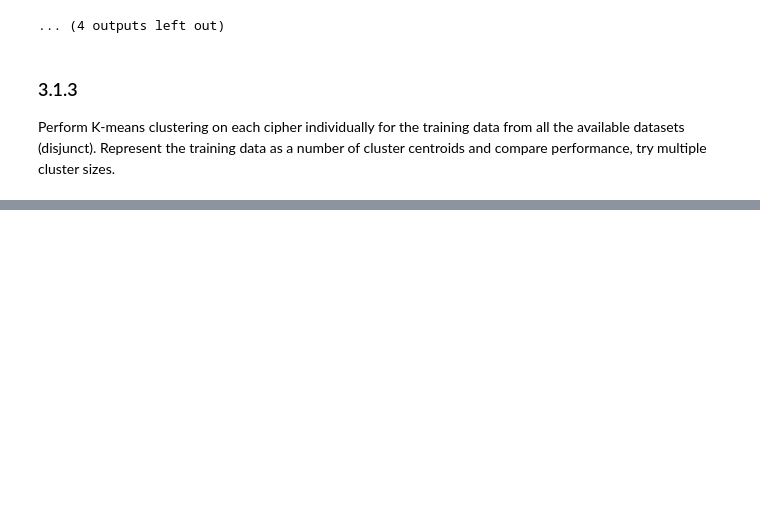
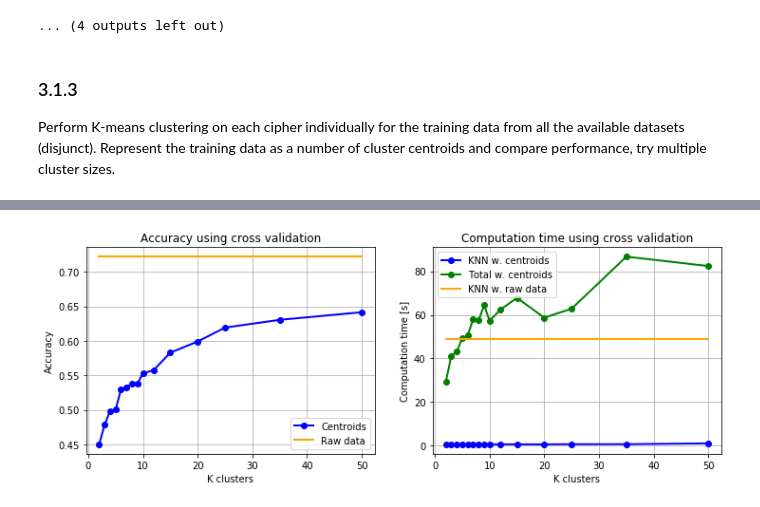
Before and after one commit to vmstavens/sm_pca, a Jupyter notebook: clustering/ex1.ipynb, the cells around one changed output, grey strips where cells are left out. Cells and saved outputs as stored; diff of their text form; code cells hidden in the pictures; blank space fills up the shorter version.

```diff
--- a/clustering/ex1.ipynb
+++ b/clustering/ex1.ipynb
@@ -297,0 +361,22 @@ Perform K-means clustering on each cipher individually for the training data fro
+# %%
+# Ploting graph of accuracy
+fig, axs = plt.subplots(1, 2, figsize=(12,4))
+
+t_total = np.add(t_knn, t_kmeans)
+
+axs[0].plot(k_clusters, acc_kmeans, linewidth=2.0, marker=".", markersize=12, color='blue', label="Centroids")
+axs[0].plot(k_clusters, a_raw, linewidth=2.0, marker=".", markersize=0, color='orange', label="Raw data")
+axs[0].set(title="Accuracy using cross validation", xlabel="K clusters", ylabel="Accuracy")
+axs[0].legend()
+axs[0].grid(True)
+
+axs[1].plot(k_clusters, t_knn, linewidth=2.0, marker=".", markersize=12, color='blue', label="KNN w. centroids")
+axs[1].plot(k_clusters, t_total, linewidth=2.0, marker=".", markersize=12, color='green', label="Total w. centroids")
+axs[1].plot(k_clusters, t_raw, linewidth=2.0, marker=".", markersize=0, color='orange', label="KNN w. raw data")
+axs[1].set(title="Computation time using cross validation", xlabel="K clusters", ylabel="Computation time [s]")
+axs[1].legend()
+axs[1].grid(True)
+
+plt.show()
+# %% [output]
+[figure, added]
```
Also changed, not shown: parts of 10 cells of this notebook, 2 other files.
